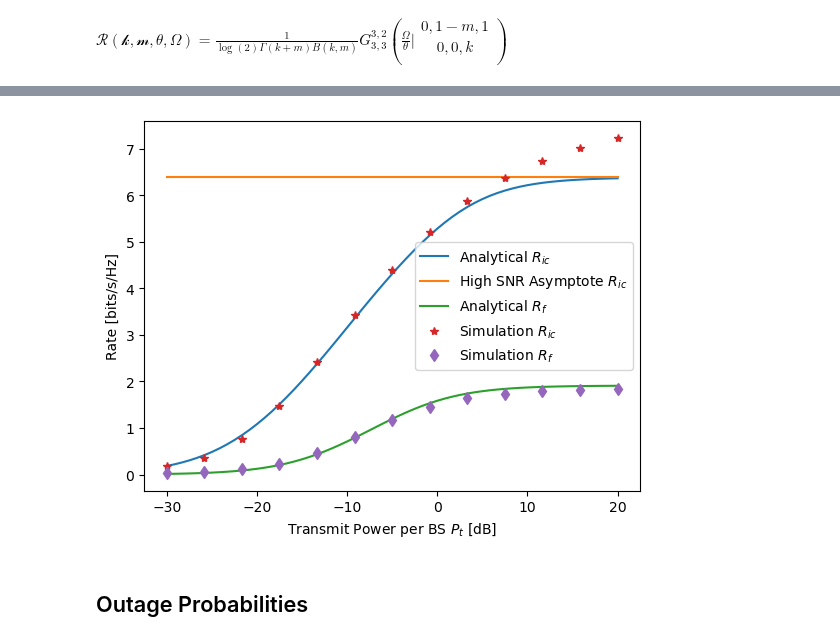
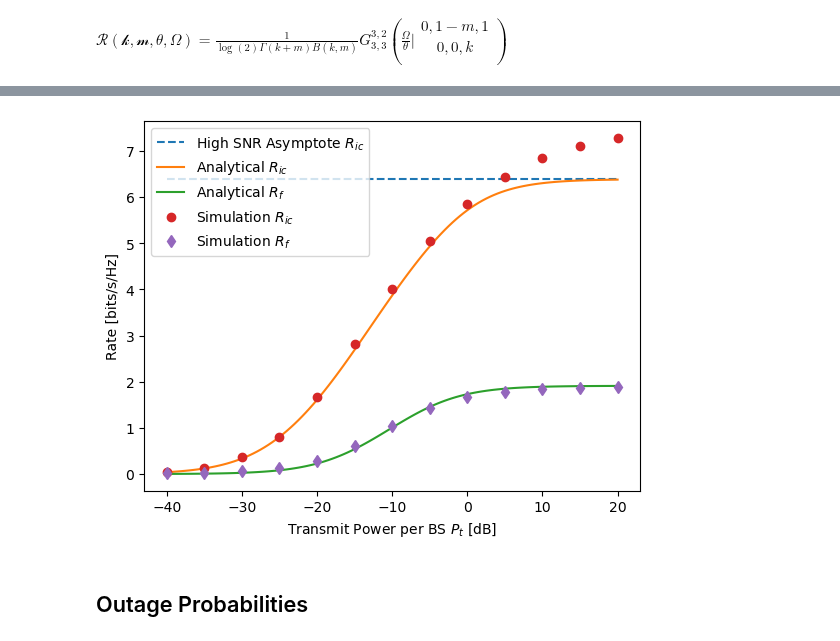
Before and after one commit to muhd-umer/comyx, a Jupyter notebook: research/statistical_analysis/stats_PL.ipynb, the cells around one changed output, grey strips where cells are left out. Saved outputs shown, nothing was run; the diff lists cells and outputs as text; code cells hidden in the pictures.

```diff
--- a/research/statistical_analysis/stats_PL.ipynb
+++ b/research/statistical_analysis/stats_PL.ipynb
@@ -214,8 +226,8 @@ Cascaded Channel $G_{i,R,c} = \sqrt{\beta_r} \sum_{k=1}^{K} |{h_{R,c}}||{h_{i,R}
 # %%
 m_iR = 2
 m_Rc = 2
-omega_iR = 1 * db2pow(-1 * pathloss_iR)
-omega_Rc = 1 * db2pow(-1 * pathloss_Rc)
+omega_iR = 2 * db2pow(-1 * pathloss_iR)
+omega_Rc = 2 * db2pow(-1 * pathloss_Rc)
 # %%
 omega_iR, omega_Rc
 # %% [output]
@@ -404,8 +416,8 @@ Additionally, $\hat{i} \in \mathcal{I}_c \backslash i$
 # %%
 m_if = 1
 m_if_hat = 1
-omega_if = 1 * db2pow(-1 * pathloss_if)
-omega_if_hat = 1 * db2pow(-1 * pathloss_if_hat)
+omega_if = 2 * db2pow(-1 * pathloss_if)
+omega_if_hat = 2 * db2pow(-1 * pathloss_if_hat)
 # %%
 def fun_mu_h_if(p, m_if, omega_if):
     return (gamma(m_if + p / 2) / gamma(m_if)) * (m_if / omega_if) ** (-p / 2)
@@ -430,9 +442,9 @@ Cascaded Channel $G_{i,R,f} = \sqrt{\beta_t} \sum_{k=1}^{K} |{h_{R,f}}||{h_{i,R}
 m_iR = 2
 m_iR_hat = 2
 m_Rf = 2
-omega_iR = 1 * db2pow(-1 * pathloss_iR)
-omega_iR_hat = 1 * db2pow(-1 * pathloss_iR_hat)
-omega_Rf = 1 * db2pow(-1 * pathloss_Rf)
+omega_iR = 2 * db2pow(-1 * pathloss_iR)
+omega_iR_hat = 2 * db2pow(-1 * pathloss_iR_hat)
+omega_Rf = 2 * db2pow(-1 * pathloss_Rf)
 # %%
 def fun_mu_h_iR(p, m_iR, omega_iR):
     return gamma(m_iR + p / 2) / gamma(m_iR) * (m_iR / omega_iR) ** (-p / 2)
@@ -656,3 +670,13 @@ def rate_meijerg(k, m, theta, omega):
     return (1 / (mpm.log(2) * mpm.beta(k, m) * mpm.gamma(k + m))) * mpm.meijerg(
         [[0, 1 - m], [1]], [[0, 0, k], []], mpm.mpf(omega) / mpm.mpf(theta)
     )
+# %%
+i = 0
+print("Diverging Case")
+print("MijerG: ", rate_meijerg(k_V_f[i], k_B_f[i], theta_V_f[i], theta_B_f[i]))
+print("Ours: ", rate_matica(k_V_f[i], k_B_f[i], theta_V_f[i], theta_B_f[i]))
+
+i = 70
+print("\nNormal Case")
+print("MijerG: ", rate_meijerg(k_V_f[i], k_B_f[i], theta_V_f[i], theta_B_f[i]))
+print("Ours: ", rate_matica(k_V_f[i], k_B_f[i], theta_V_f[i], theta_B_f[i]))
@@ -661,41 +693,40 @@ mpm.mp.dps = 25
 
 rate_ic = np.zeros_like(rho)
 rate_icH = np.zeros_like(rho)
 rate_f = np.zeros_like(rho)
 
 for i in range(len(rho)):
     rate_ic[i] = rate_meijerg(k_V_ic[i], k_B_ic[i], theta_V_ic[i], theta_B_ic[i])
     rate_icH[i] = rate_meijerg(k_V_ic[i], k_W_ic[i], theta_V_ic[i], theta_W_ic[i])
     rate_f[i] = rate_meijerg(k_V_f[i], k_B_f[i], theta_V_f[i], theta_B_f[i])
 
-scale_ic = np.linspace(0.001, 1.25, 61)
+plt.plot(Pt, rate_icH, label="High SNR Asymptote $R_{ic}$", linestyle="--")
 plt.plot(Pt, rate_ic, label="Analytical $R_{ic}$")
-plt.plot(Pt, rate_icH, label="High SNR Asymptote $R_{ic}$")
 plt.plot(Pt, rate_f, label="Analytical $R_f$")
 plt.plot(
     Pt,
     np.log2(1 + np.mean(simulation_SINR_ic, axis=0)) - scale_ic,
     linestyle="",
-    marker="*",
-    markevery=5,
+    marker="o",
+    markevery=10,
     label="Simulation $R_{ic}$",
 )
 
-scale_f = np.linspace(0.01, 0.1, 61)
 plt.plot(
     Pt,
     np.log2(1 + np.mean(simulation_SINR_f, axis=0)) + scale_f,
     linestyle="",
     marker="d",
-    markevery=5,
+    markevery=10,
     label="Simulation $R_f$",
 )
 plt.xlabel("Transmit Power per BS $P_t$ [dB]")
 plt.ylabel("Rate [bits/s/Hz]")
-plt.legend()
+# place legend on best position
+plt.legend(loc="upper left")
 plt.show()
 # %% [output]
-[figure, old version]
+[figure, new version]
 # %% [markdown]
 ## Outage Probabilities
 # %% [markdown]
```
Also changed, not shown: parts of 14 cells of this notebook, 2 other files.
